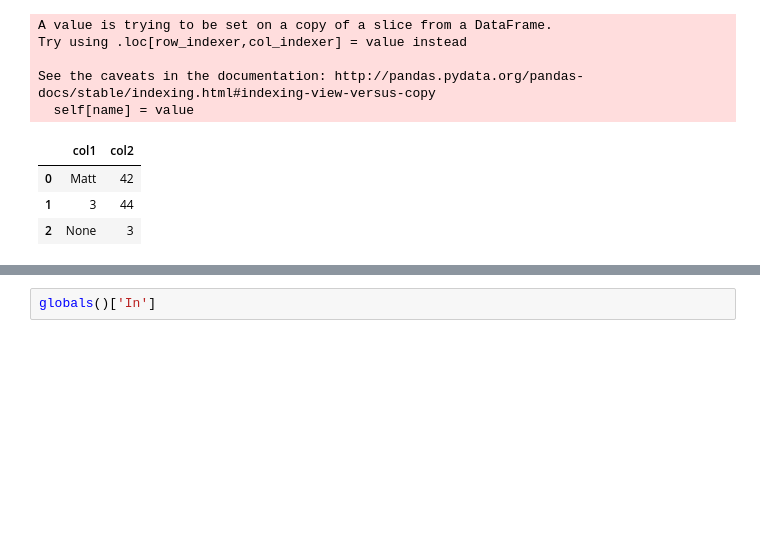
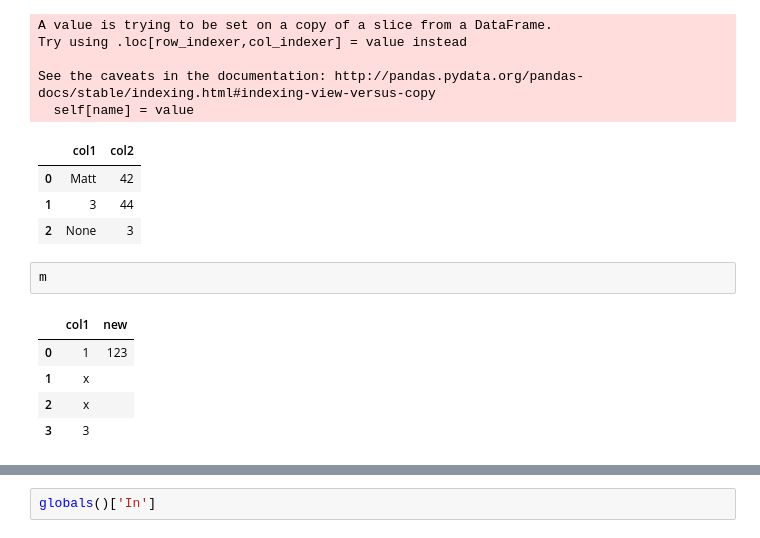
Before and after one commit to eoglethorpe/humanitarian, a Jupyter notebook: shelter/sohss/c0d3/sand.ipynb, the cells around one changed output, grey strips where cells are left out. Drawn from its saved outputs; the diff is of its cells as text; blank space fills up the shorter version.

```diff
--- a/shelter/sohss/c0d3/sand.ipynb
+++ b/shelter/sohss/c0d3/sand.ipynb
@@ -92,3 +93,11 @@ See the caveats in the documentation: http://pandas.pydata.org/pandas-docs/stabl
 | 0 | Matt | 42 |
 | 1 | 3 | 44 |
 | 2 | None | 3 |
+# %%
+m
+# %% [output]
+|  | col1 | new |
+| 0 | 1 | 123 |
+| 1 | x |  |
+| 2 | x |  |
+| 3 | 3 |  |
```
Also changed, not shown: parts of 9 cells of this notebook, 2 other files.
